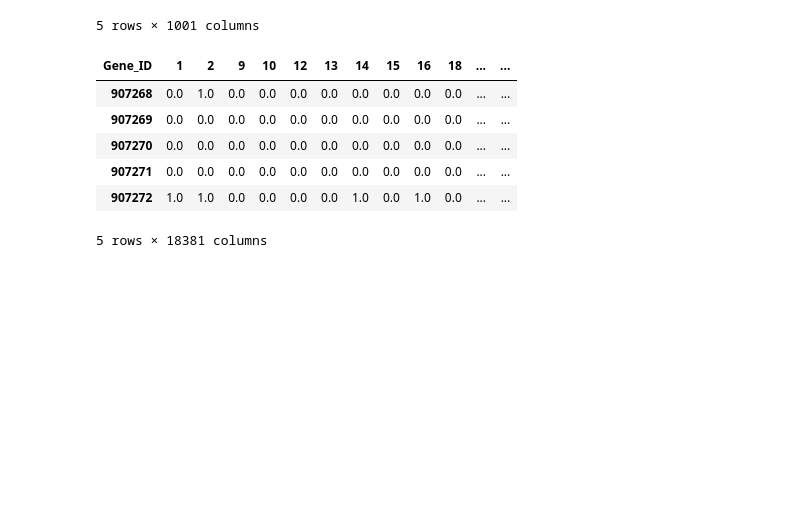
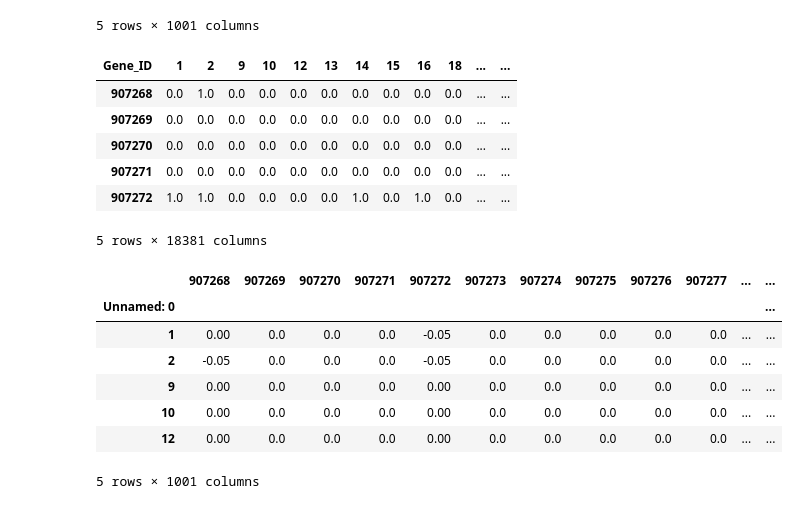
Before and after one commit to esko22/ucb-w210-cap-drug-response, a Jupyter notebook: Variants/mutation_eda.ipynb, the cells around one changed output. Cells and saved outputs as stored; diff of their text form; code cells hidden in the pictures; blank space fills up the shorter version.

```diff
--- a/Variants/mutation_eda.ipynb
+++ b/Variants/mutation_eda.ipynb
@@ -598,3 +598,18 @@ cosmic_wes_binary_trans_real.head()
 cosmic_wes_binary_trans.index.names = ['COSMIC_ID']
 # %%
 cosmic_wes_binary_trans_real.to_csv("../data/wes_scored_transposed.tsv",sep = "\t")
+# %%
+gdsc_non_bin = pd.read_csv("../data/GDSC.non_bin_mutations.tsv",sep = "\t")
+
+gdsc_non_bin.set_index("Unnamed: 0",drop= True ,inplace=True)
+
+gdsc_non_bin.head()
+# %% [output]
+|  | 907268 | 907269 | 907270 | 907271 | 907272 | 907273 | 907274 | 907275 | 907276 | 907277 | ... | ... |
+| Unnamed: 0 |  |  |  |  |  |  |  |  |  |  |  | ... |
+| 1 | 0.00 | 0.0 | 0.0 | 0.0 | -0.05 | 0.0 | 0.0 | 0.0 | 0.0 | 0.0 | ... | ... |
+| 2 | -0.05 | 0.0 | 0.0 | 0.0 | -0.05 | 0.0 | 0.0 | 0.0 | 0.0 | 0.0 | ... | ... |
+| 9 | 0.00 | 0.0 | 0.0 | 0.0 | 0.00 | 0.0 | 0.0 | 0.0 | 0.0 | 0.0 | ... | ... |
+| 10 | 0.00 | 0.0 | 0.0 | 0.0 | 0.00 | 0.0 | 0.0 | 0.0 | 0.0 | 0.0 | ... | ... |
+| 12 | 0.00 | 0.0 | 0.0 | 0.0 | 0.00 | 0.0 | 0.0 | 0.0 | 0.0 | 0.0 | ... | ... |
+5 rows × 1001 columns
```
Also changed, not shown: parts of 4 cells of this notebook, 3 other files.
